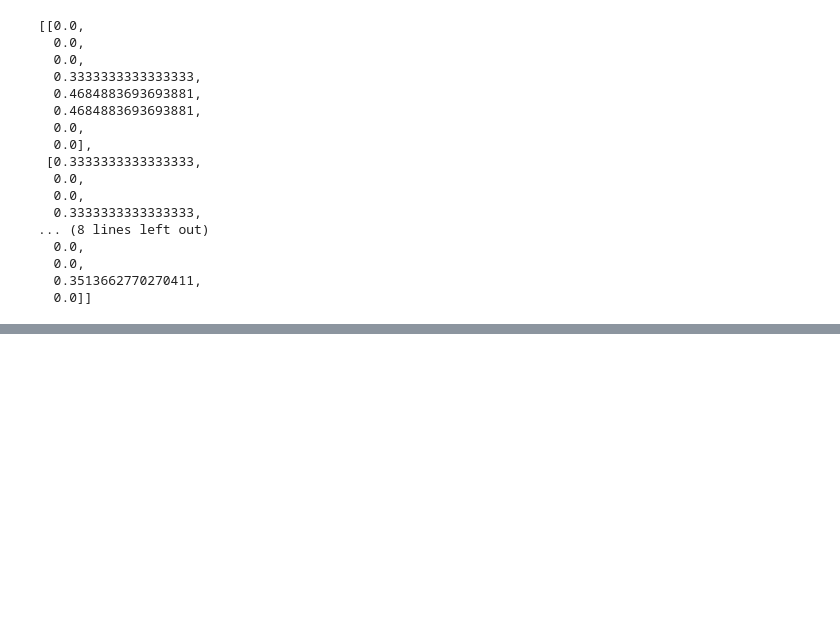
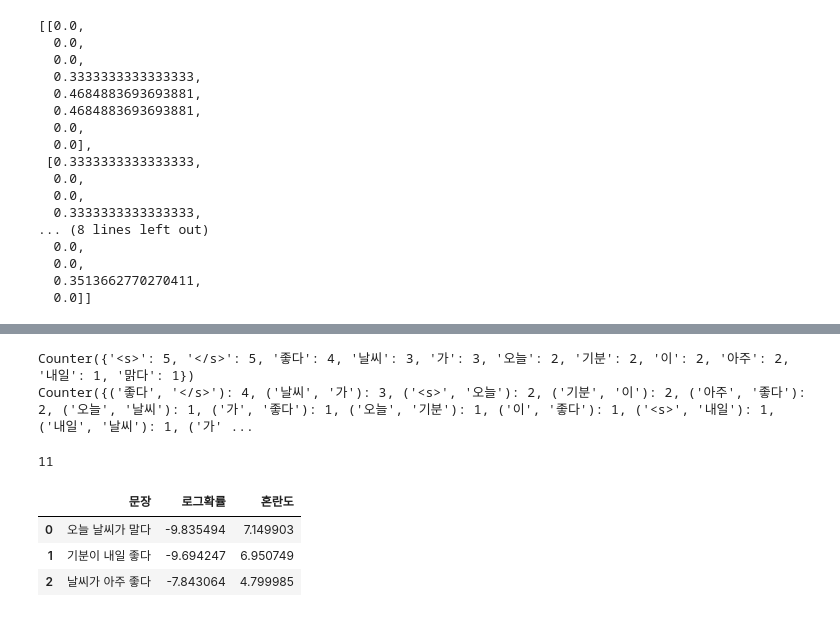
Before and after one commit to JungHyun7/multicam, a Jupyter notebook: 20251021/02_통계기반 백터화.ipynb, the cells around one changed output, grey strips where cells are left out. Saved outputs shown, nothing was run; the diff lists cells and outputs as text; code cells hidden in the pictures; blank space fills up the shorter version.

```diff
--- a/20251021/02_통계기반 백터화.ipynb
+++ b/20251021/02_통계기반 백터화.ipynb
@@ -173,0 +238,11 @@ X_tfidf
+# %%
+# unigram, bigram 카운트 화인
+from collections import Counter
+unigram = Counter(w for token in tokens for w in token)
+bigram = Counter((token[i], token[i+1])for token in tokens for i in range(len(token) - 1))
+
+print(unigram)
+print(bigram)
+# %% [output]
+Counter({'<s>': 5, '</s>': 5, '좋다': 4, '날씨': 3, '가': 3, '오늘': 2, '기분': 2, '이': 2, '아주': 2, '내일': 1, '맑다': 1})
+Counter({('좋다', '</s>'): 4, ('날씨', '가'): 3, ('<s>', '오늘'): 2, ('기분', '이'): 2, ('아주', '좋다'): 2, ('오늘', '날씨'): 1, ('가', '좋다'): 1, ('오늘', '기분'): 1, ('이', '좋다'): 1, ('<s>', '내일'): 1, ('내일', '날씨'): 1, ('가' ...
@@ -173,0 +254,6 @@ X_tfidf
+# %%
+# 문서 내에서 단어의 개수
+V = len(unigram)
+print(V)
+# %% [output]
+11
@@ -173,0 +284,32 @@ X_tfidf
+# %%
+# 혼란도
+def perplexity(tokens):
+    # tokens : 문장을 토큰화한 리스트
+    log_p = log_prob(tokens)
+    T = len(tokens) + 1
+    # 자연상수 계산식
+    result = math.exp(-log_p / T)
+    return result
+# %%
+# 학습된 unigram / bigram을 이용하여 확률을 계산하고 로그 확률, 혼란도 확인
+new_texts = [
+    '오늘 날씨가 말다',
+    '기분이 내일 좋다',
+    '날씨가 아주 좋다'
+]
+
+result = []
+for text in new_texts:
+    tokens = tokenize(text)
+    # 로그확률
+    lp = log_prob(tokens)
+    # 혼란도
+    perple = perplexity(tokens)
+    result.append([text, lp, perple])
+# %%
+pd.DataFrame(result, columns= ['문장', '로그확률', '혼란도'])
+# %% [output]
+|  | 문장 | 로그확률 | 혼란도 |
+| 0 | 오늘 날씨가 말다 | -9.835494 | 7.149903 |
+| 1 | 기분이 내일 좋다 | -9.694247 | 6.950749 |
+| 2 | 날씨가 아주 좋다 | -7.843064 | 4.799985 |
```
Also changed, not shown: parts of 21 cells of this notebook.
